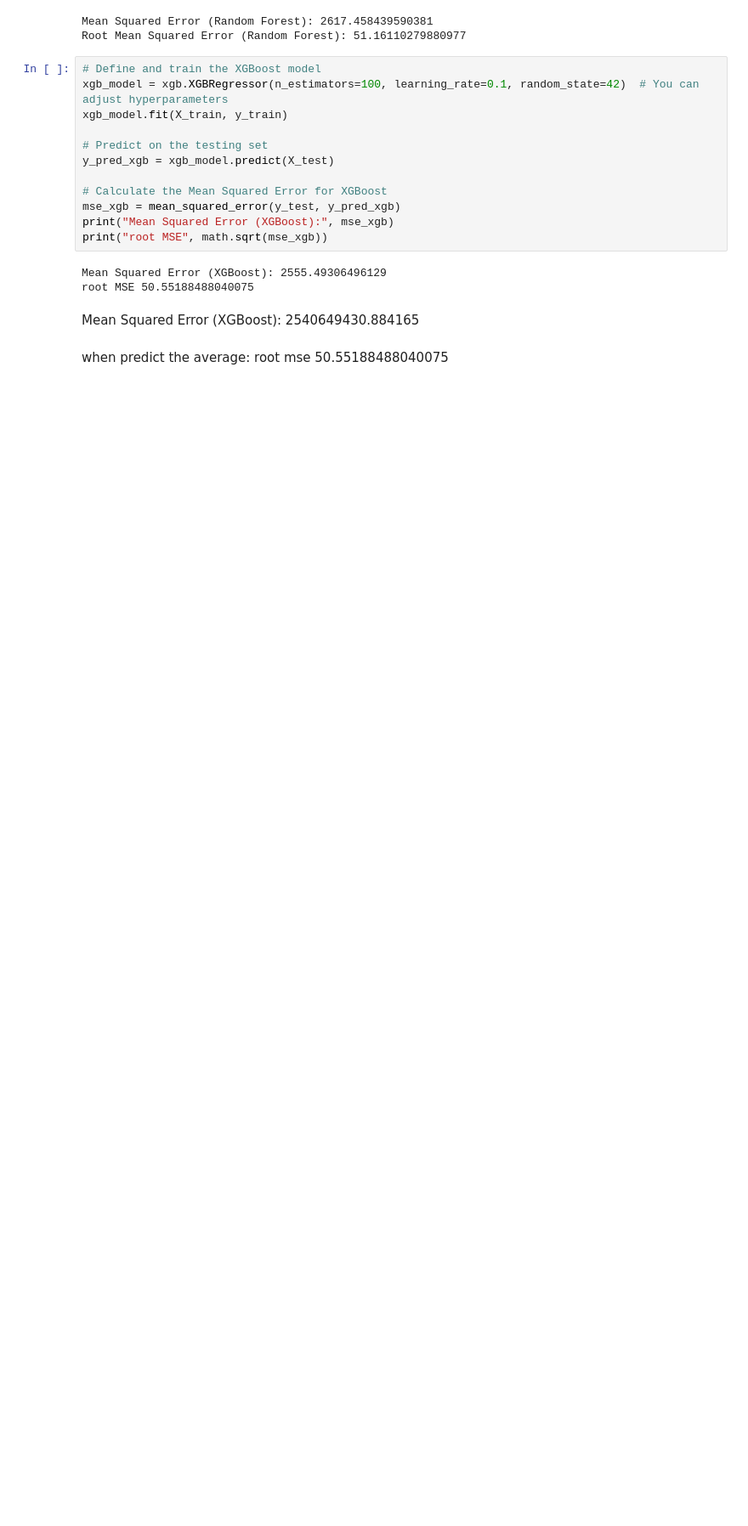
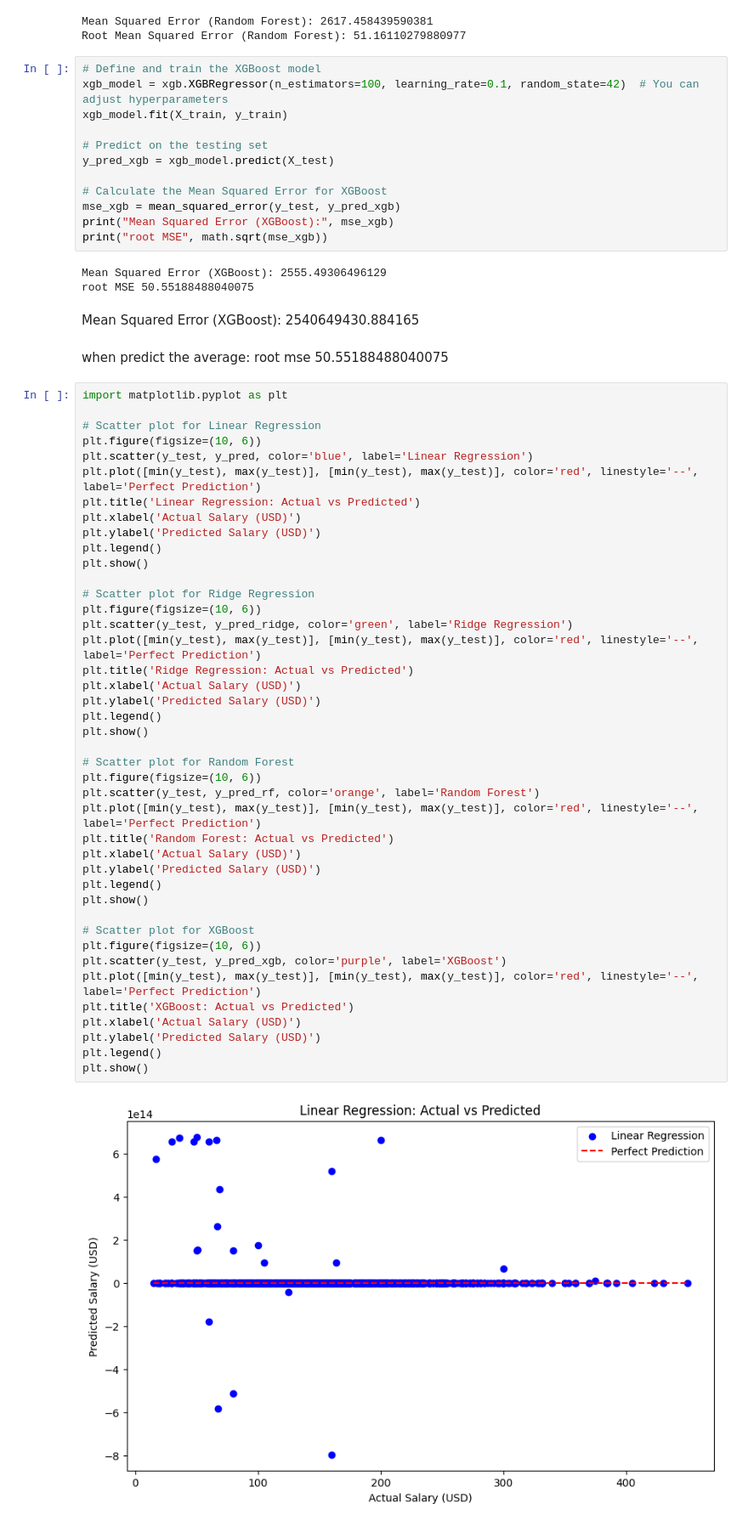
Before and after one commit to ErgaDN/Deep-Learning-Forecasting-salaries, a Jupyter notebook: linear_regression.ipynb, the cells around one changed output. Shown at 85% size. Saved outputs shown, nothing was run; the diff lists cells and outputs as text; blank space fills up the shorter version.

```diff
--- a/linear_regression.ipynb
+++ b/linear_regression.ipynb
@@ -369,3 +361,47 @@ root MSE 50.55188488040075
 Mean Squared Error (XGBoost): 2540649430.884165
 # %% [markdown]
 when predict the average: root mse 50.55188488040075
+# %%
+import matplotlib.pyplot as plt
+
+# Scatter plot for Linear Regression
+plt.figure(figsize=(10, 6))
+plt.scatter(y_test, y_pred, color='blue', label='Linear Regression')
+plt.plot([min(y_test), max(y_test)], [min(y_test), max(y_test)], color='red', linestyle='--', label='Perfect Prediction')
+plt.title('Linear Regression: Actual vs Predicted')
+plt.xlabel('Actual Salary (USD)')
+plt.ylabel('Predicted Salary (USD)')
+plt.legend()
+plt.show()
+
+# Scatter plot for Ridge Regression
+plt.figure(figsize=(10, 6))
+plt.scatter(y_test, y_pred_ridge, color='green', label='Ridge Regression')
+plt.plot([min(y_test), max(y_test)], [min(y_test), max(y_test)], color='red', linestyle='--', label='Perfect Prediction')
+plt.title('Ridge Regression: Actual vs Predicted')
+plt.xlabel('Actual Salary (USD)')
+plt.ylabel('Predicted Salary (USD)')
+plt.legend()
+plt.show()
+
+# Scatter plot for Random Forest
+plt.figure(figsize=(10, 6))
+plt.scatter(y_test, y_pred_rf, color='orange', label='Random Forest')
+plt.plot([min(y_test), max(y_test)], [min(y_test), max(y_test)], color='red', linestyle='--', label='Perfect Prediction')
+plt.title('Random Forest: Actual vs Predicted')
+plt.xlabel('Actual Salary (USD)')
+plt.ylabel('Predicted Salary (USD)')
+plt.legend()
+plt.show()
+
+# Scatter plot for XGBoost
+plt.figure(figsize=(10, 6))
+plt.scatter(y_test, y_pred_xgb, color='purple', label='XGBoost')
+plt.plot([min(y_test), max(y_test)], [min(y_test), max(y_test)], color='red', linestyle='--', label='Perfect Prediction')
+plt.title('XGBoost: Actual vs Predicted')
+plt.xlabel('Actual Salary (USD)')
+plt.ylabel('Predicted Salary (USD)')
+plt.legend()
+plt.show()
+# %% [output]
+[figure, added]
```
Also changed, not shown: parts of 4 cells of this notebook, 1 other file.
